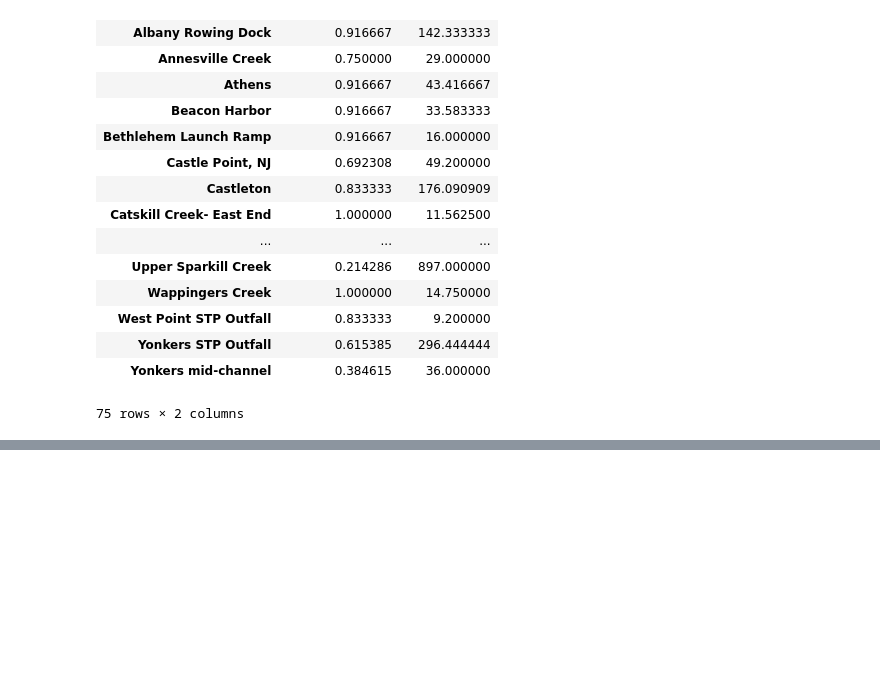
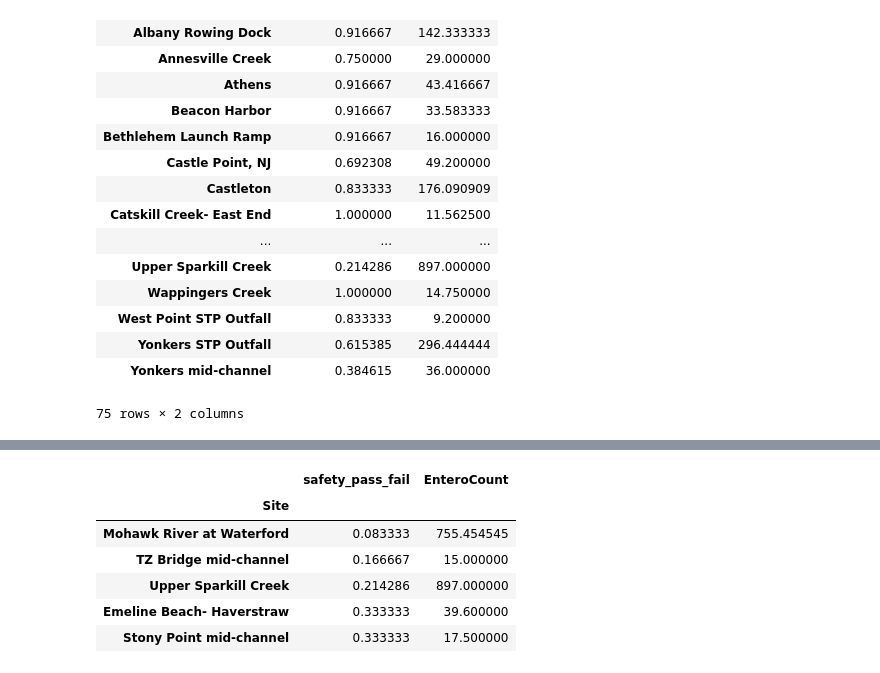
Before and after one commit to bcarancibia/CUNY_IS_608, a Jupyter notebook: lecture4/BArancibia_Module4_HW.ipynb, the cells around one changed output, grey strips where cells are left out. Cells and saved outputs as stored; diff of their text form; code cells hidden in the pictures; blank space fills up the shorter version.

```diff
--- a/lecture4/BArancibia_Module4_HW.ipynb
+++ b/lecture4/BArancibia_Module4_HW.ipynb
@@ -187,0 +203,10 @@ data looks alright.
+# %%
+worst[:]
+# %% [output]
+|  | safety_pass_fail | EnteroCount |
+| Site |  |  |
+| Mohawk River at Waterford | 0.083333 | 755.454545 |
+| TZ Bridge mid-channel | 0.166667 | 15.000000 |
+| Upper Sparkill Creek | 0.214286 | 897.000000 |
+| Emeline Beach- Haverstraw | 0.333333 | 39.600000 |
+| Stony Point mid-channel | 0.333333 | 17.500000 |
```
Also changed, not shown: parts of 19 cells of this notebook, 1 other file.
